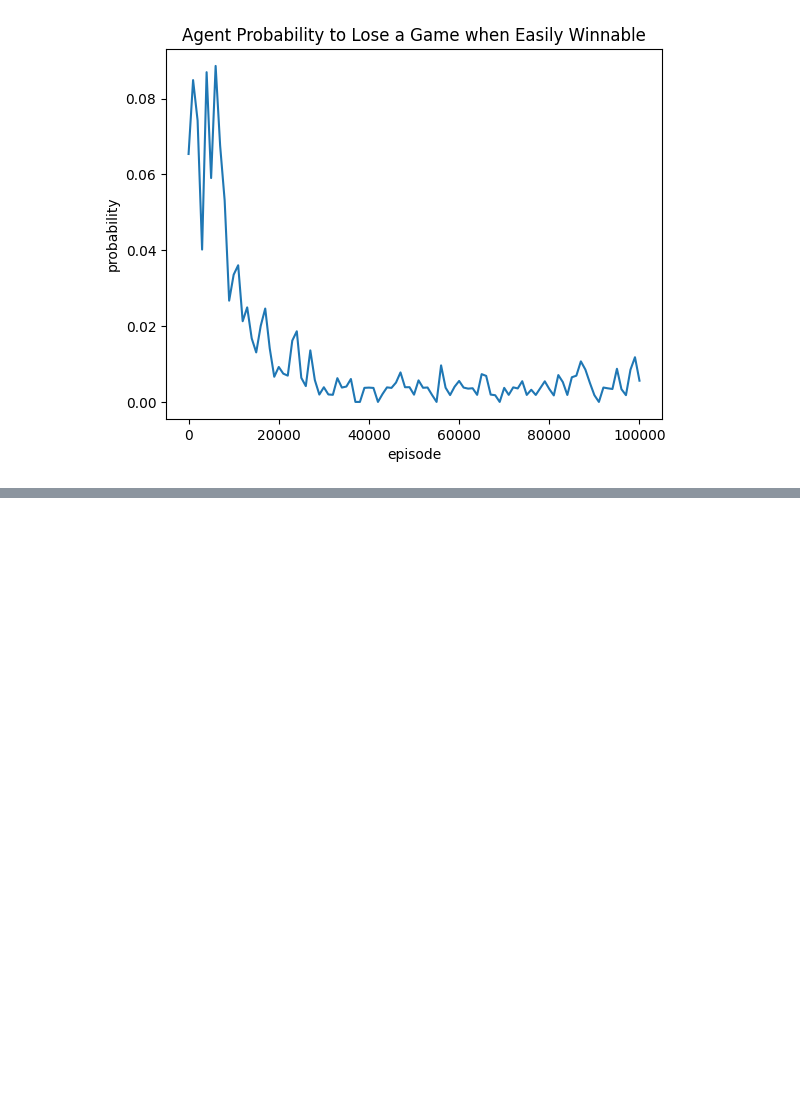
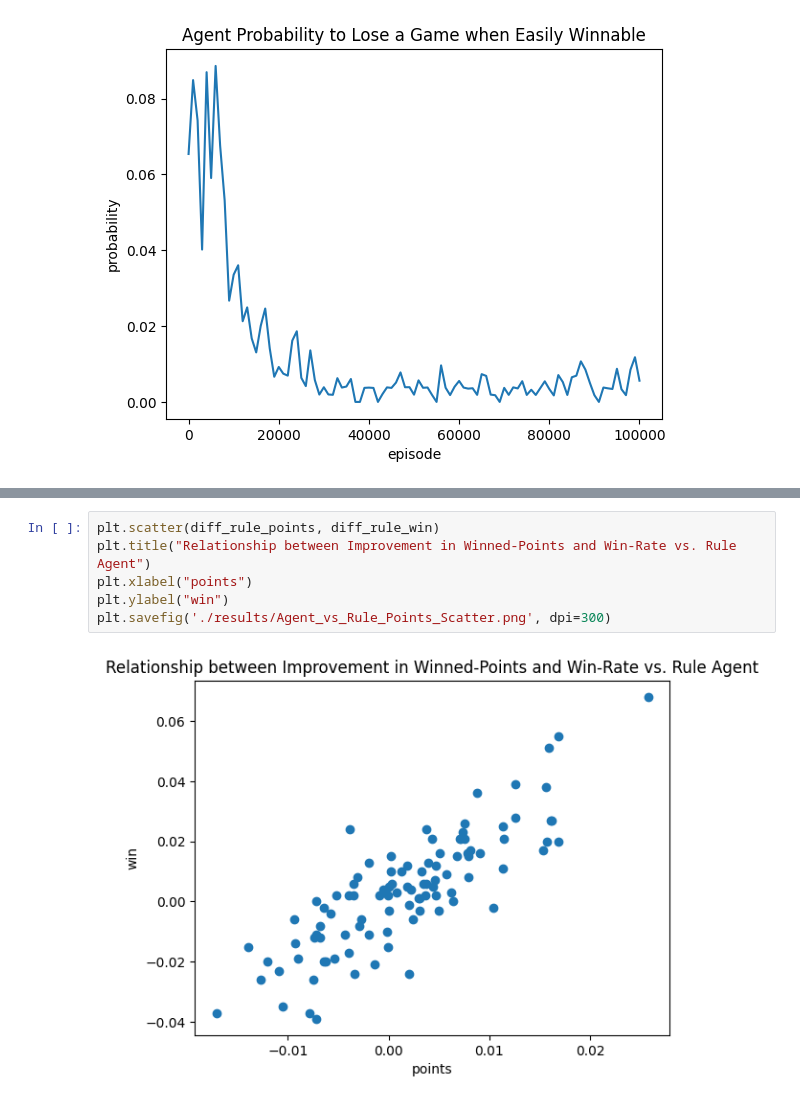
Before and after one commit to Tortar/BriscolaAI, a Jupyter notebook: agent_analysis.ipynb, the cells around one changed output, grey strips where cells are left out. Saved outputs shown, nothing was run; the diff lists cells and outputs as text; blank space fills up the shorter version.

```diff
--- a/agent_analysis.ipynb
+++ b/agent_analysis.ipynb
@@ -205,0 +246,8 @@ plt.show()
+# %%
+plt.scatter(diff_rule_points, diff_rule_win)
+plt.title("Relationship between Improvement in Winned-Points and Win-Rate vs. Rule Agent")
+plt.xlabel("points")
+plt.ylabel("win")
+plt.savefig('./results/Agent_vs_Rule_Points_Scatter.png', dpi=300)
+# %% [output]
+[figure, added]
```
Also changed, not shown: parts of 12 cells of this notebook.
